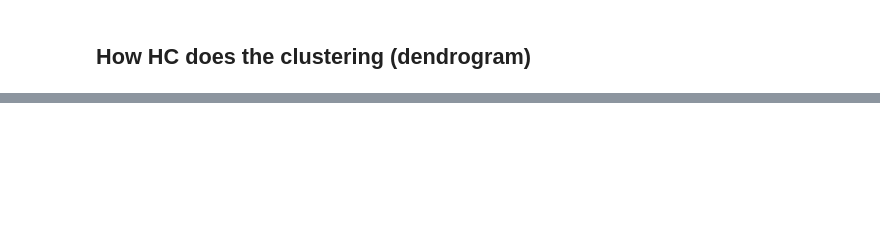
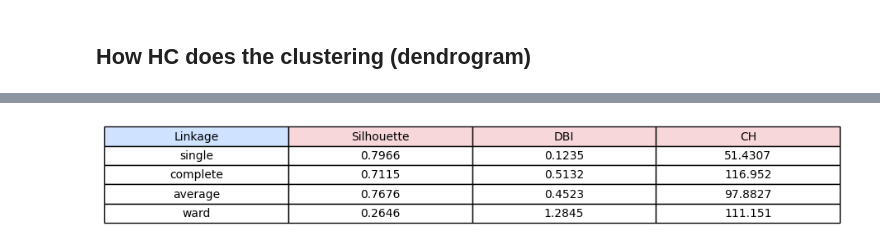
Before and after one commit to NathanG1en/STA4241-final, a Jupyter notebook: HCA/HCA-Practical.ipynb, the cells around one changed output, grey strips where cells are left out. Drawn from its saved outputs; the diff is of its cells as text; code cells hidden in the pictures; blank space fills up the shorter version.

```diff
--- a/HCA/HCA-Practical.ipynb
+++ b/HCA/HCA-Practical.ipynb
@@ -139,0 +353,27 @@ plt.show()
+# %%
+import matplotlib.pyplot as plt
+
+def render_metrics_table(df):
+    fig, ax = plt.subplots(figsize=(10, 1.5))
+    ax.axis('off')
+
+    # Colors
+    col_colors = ["#cfe2ff"] + ["#f8d7da"]*3  # blue for linkage, red for metrics
+
+    table = ax.table(
+        cellText=df.round(4).values,
+        colLabels=df.columns,
+        cellLoc='center',
+        loc='center',
+        colColours=col_colors
+    )
+
+    table.auto_set_font_size(False)
+    table.set_fontsize(10)
+    table.scale(1.15, 1.4)
+
+    plt.show()
+
+render_metrics_table(metrics_df)
+# %% [output]
+[figure, added]
```
Also changed, not shown: parts of 16 cells of this notebook, 4 other files.
